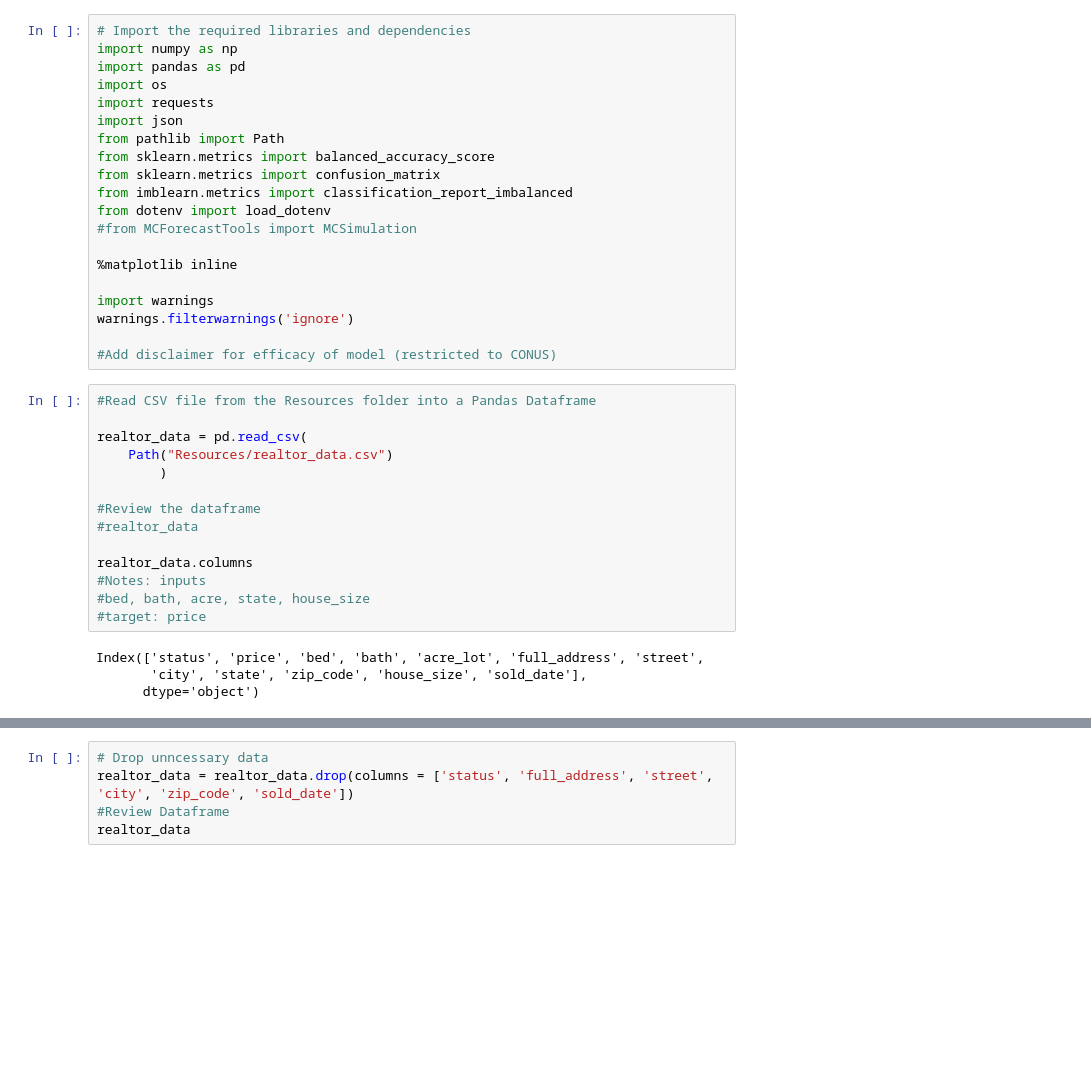
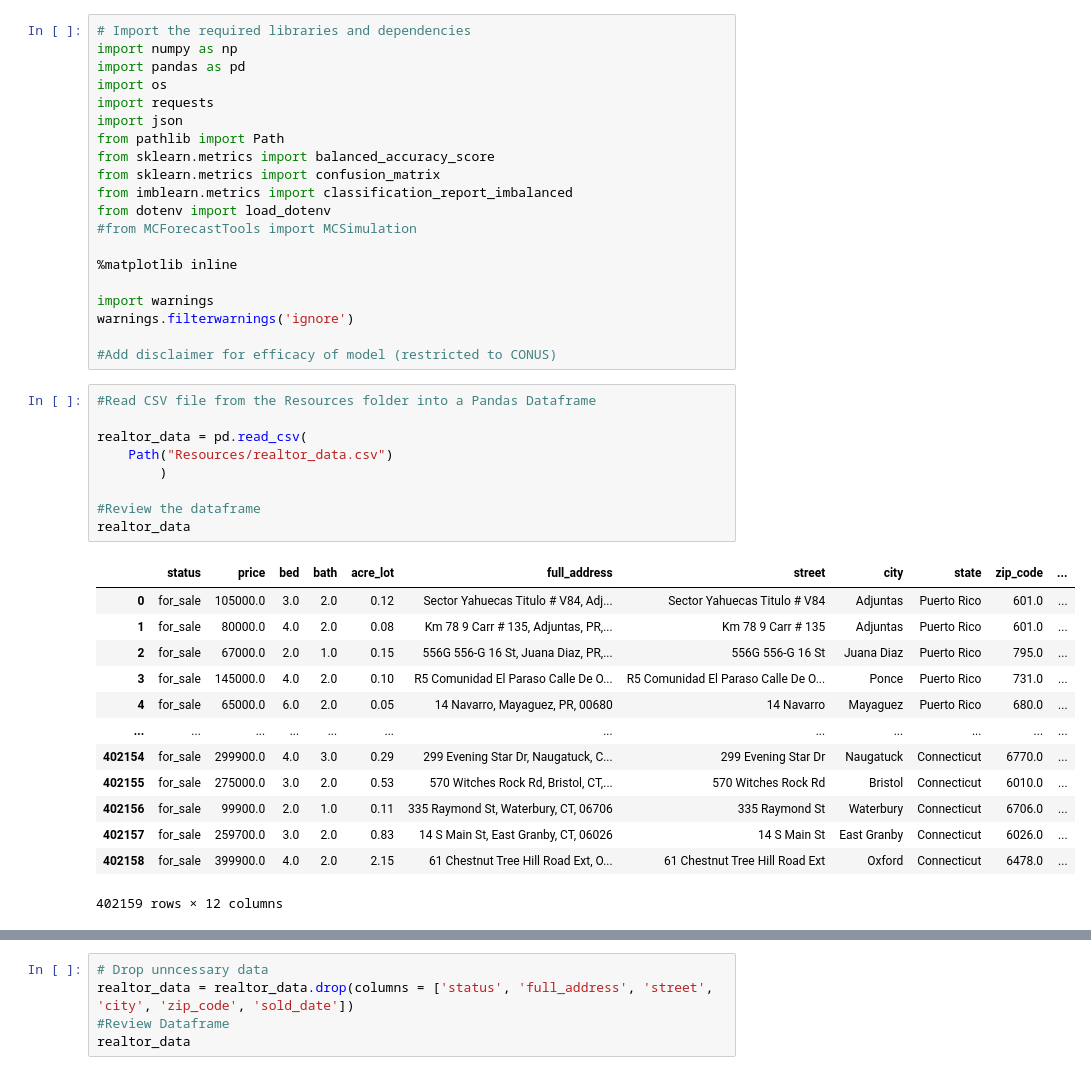
Before and after one commit to barishpeace/Project-2-Property-Price-Prediction, a Jupyter notebook: real_estate_predictor.ipynb, the cells around one changed output, grey strips where cells are left out. Saved outputs shown, nothing was run; the diff lists cells and outputs as text; blank space fills up the shorter version.

Commit message:
Cleaned Data

```diff
--- a/real_estate_predictor.ipynb
+++ b/real_estate_predictor.ipynb
@@ -21,18 +21,23 @@ warnings.filterwarnings('ignore')
 # %%
 #Read CSV file from the Resources folder into a Pandas Dataframe
 
 realtor_data = pd.read_csv(
     Path("Resources/realtor_data.csv")
         )
 
 #Review the dataframe
-#realtor_data
-
-realtor_data.columns
-#Notes: inputs
-#bed, bath, acre, state, house_size
-#target: price
+realtor_data
 # %% [output]
+|  | status | price | bed | bath | acre_lot | full_address | street | city | state | zip_code | ... |
+| 0 | for_sale | 105000.0 | 3.0 | 2.0 | 0.12 | Sector Yahuecas Titulo # V84, Adj... | Sector Yahuecas Titulo # V84 | Adjuntas | Puerto Rico | 601.0 | ... |
+| 1 | for_sale | 80000.0 | 4.0 | 2.0 | 0.08 | Km 78 9 Carr # 135, Adjuntas, PR,... | Km 78 9 Carr # 135 | Adjuntas | Puerto Rico | 601.0 | ... |
+| 2 | for_sale | 67000.0 | 2.0 | 1.0 | 0.15 | 556G 556-G 16 St, Juana Diaz, PR,... | 556G 556-G 16 St | Juana Diaz | Puerto Rico | 795.0 | ... |
+| 3 | for_sale | 145000.0 | 4.0 | 2.0 | 0.10 | R5 Comunidad El Paraso Calle De O... | R5 Comunidad El Paraso Calle De O... | Ponce | Puerto Rico | 731.0 | ... |
+| 4 | for_sale | 65000.0 | 6.0 | 2.0 | 0.05 | 14 Navarro, Mayaguez, PR, 00680 | 14 Navarro | Mayaguez | Puerto Rico | 680.0 | ... |
+| ... | ... | ... | ... | ... | ... | ... | ... | ... | ... | ... | ... |
+| 402154 | for_sale | 299900.0 | 4.0 | 3.0 | 0.29 | 299 Evening Star Dr, Naugatuck, C... | 299 Evening Star Dr | Naugatuck | Connecticut | 6770.0 | ... |
+| 402155 | for_sale | 275000.0 | 3.0 | 2.0 | 0.53 | 570 Witches Rock Rd, Bristol, CT,... | 570 Witches Rock Rd | Bristol | Connecticut | 6010.0 | ... |
+| 402156 | for_sale | 99900.0 | 2.0 | 1.0 | 0.11 | 335 Raymond St, Waterbury, CT, 06706 | 335 Raymond St | Waterbury | Connecticut | 6706.0 | ... |
+| 402157 | for_sale | 259700.0 | 3.0 | 2.0 | 0.83 | 14 S Main St, East Granby, CT, 06026 | 14 S Main St | East Granby | Connecticut | 6026.0 | ... |
+| 402158 | for_sale | 399900.0 | 4.0 | 2.0 | 2.15 | 61 Chestnut Tree Hill Road Ext, O... | 61 Chestnut Tree Hill Road Ext | Oxford | Connecticut | 6478.0 | ... |
-Index(['status', 'price', 'bed', 'bath', 'acre_lot', 'full_address', 'street',
-       'city', 'state', 'zip_code', 'house_size', 'sold_date'],
-      dtype='object')
+402159 rows × 12 columns
```
Also changed, not shown: parts of 12 cells of this notebook.
